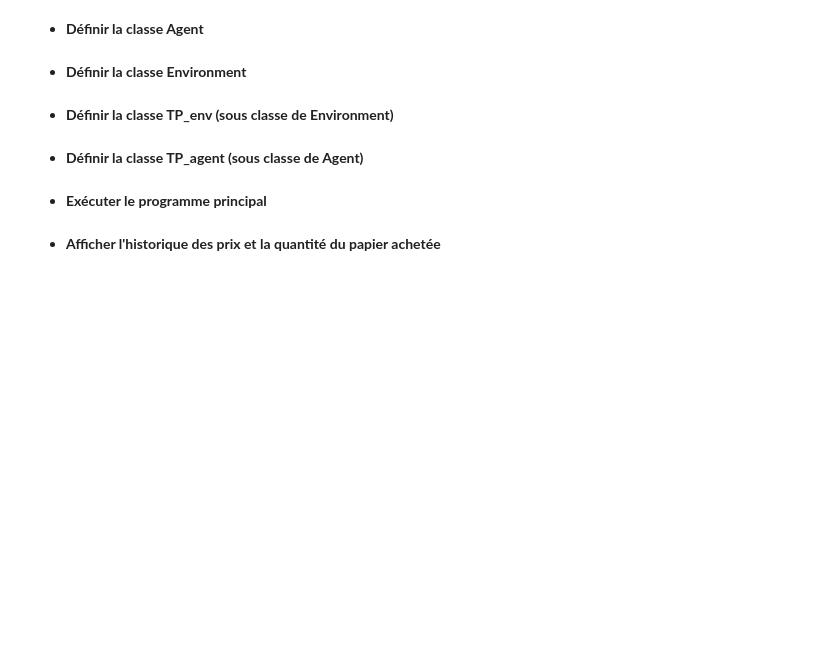
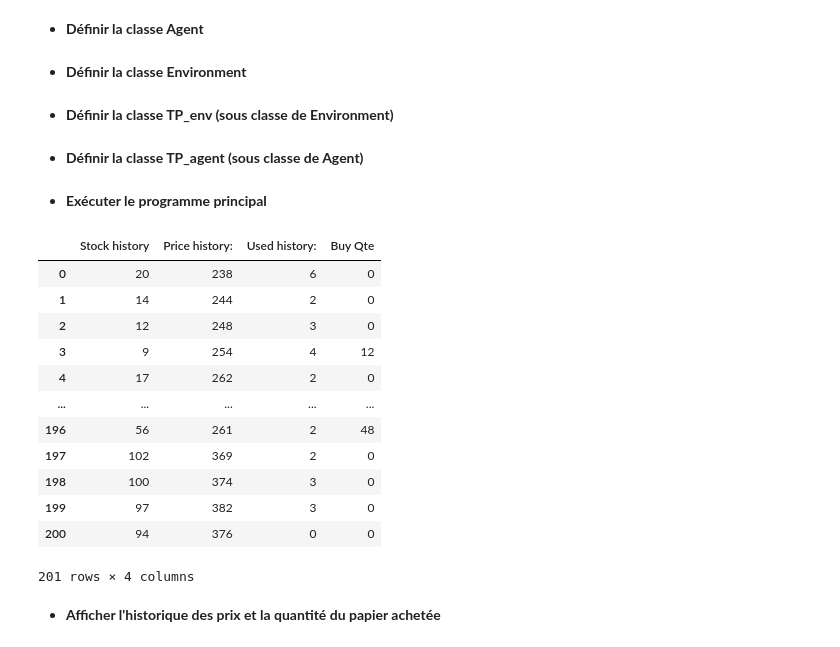
Before and after one commit to aws3ma/AI, a Jupyter notebook: TP/Séance 2/TP 1/agents.ipynb, the cells around one changed output. Drawn from its saved outputs; the diff is of its cells as text; code cells hidden in the pictures; blank space fills up the shorter version.

```diff
--- a/TP/Séance 2/TP 1/agents.ipynb
+++ b/TP/Séance 2/TP 1/agents.ipynb
@@ -120,29 +120,43 @@ class TP_agent(Agent):
 # %%
 # créer une instance de la classe TP_env
 env = TP_env()
 
 # créer une instance TP_agent
 ag = TP_agent(env)
 
 # Exécuter l'action d'achat pour n = 90
-n = 120
+n = 200
 ag.go(n)
 ag.spent/env.time   ## average spent per time period
 
 # Afficher l'historique de l'interaction Agent --> Environement
 ag.buy_history.append(0)
 env.used_history.append(0)
 history = pd.DataFrame(
     {
      "Stock history" : env.stock_history,
      "Price history:" : env.price_history,
      "Used history:" : env.used_history,
      "Buy Qte" : ag.buy_history
 
     }
 )
 history.to_excel('TP1.xlsx', header=True, index = False)
 history
+# %% [output]
+|  | Stock history | Price history: | Used history: | Buy Qte |
+| 0 | 20 | 238 | 6 | 0 |
+| 1 | 14 | 244 | 2 | 0 |
+| 2 | 12 | 248 | 3 | 0 |
+| 3 | 9 | 254 | 4 | 12 |
+| 4 | 17 | 262 | 2 | 0 |
+| ... | ... | ... | ... | ... |
+| 196 | 56 | 261 | 2 | 48 |
+| 197 | 102 | 369 | 2 | 0 |
+| 198 | 100 | 374 | 3 | 0 |
+| 199 | 97 | 382 | 3 | 0 |
+| 200 | 94 | 376 | 0 | 0 |
+201 rows × 4 columns
 # %% [markdown]
 * **Afficher l'historique des prix et la quantité du papier achetée**
 # %%
```
Also changed, not shown: parts of 1 cell of this notebook, 6 other files.
